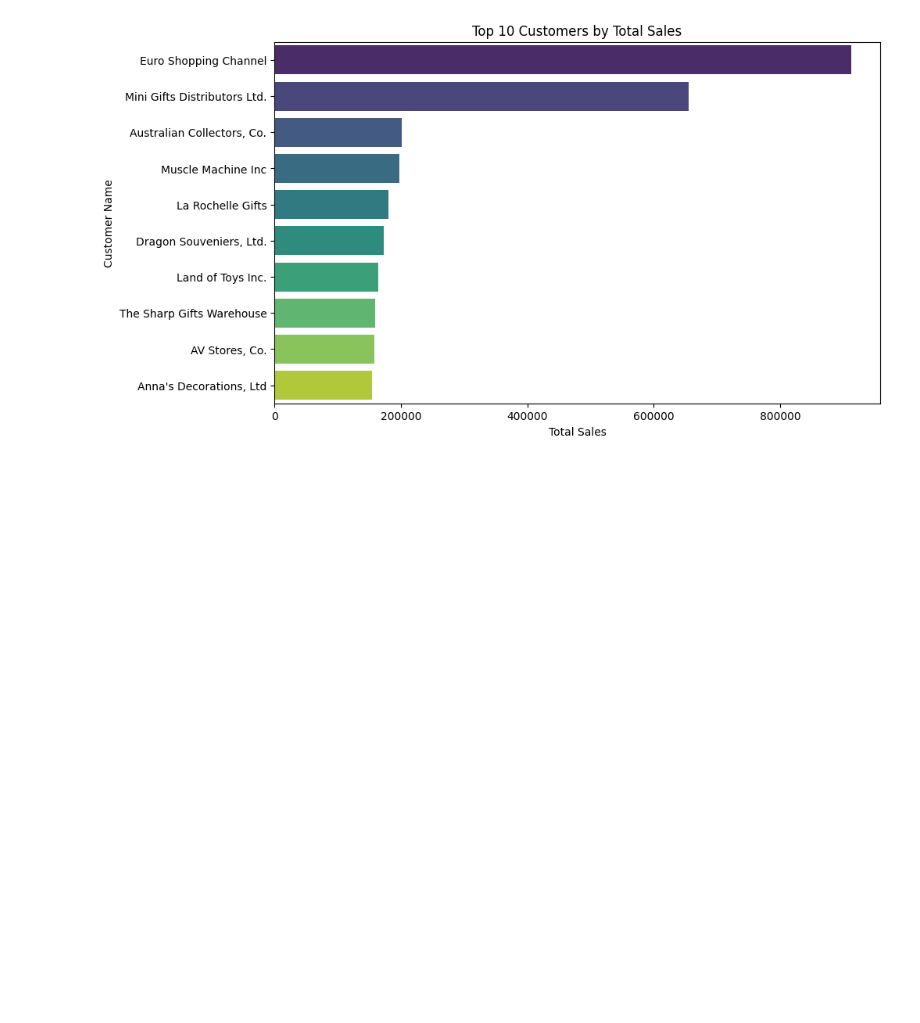
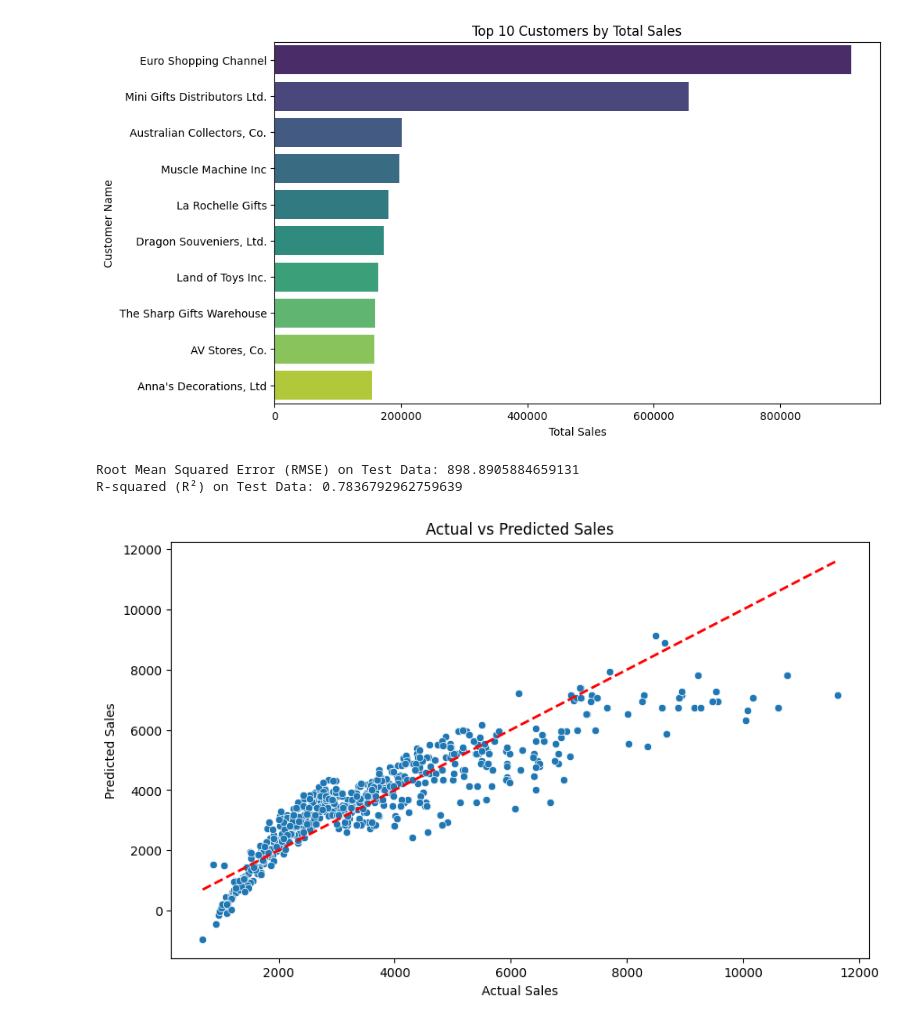
Before and after one commit to miqua2308/project-scala, a Jupyter notebook: project.ipynb, the cells around one changed output. Saved outputs shown, nothing was run; the diff lists cells and outputs as text; code cells hidden in the pictures; blank space fills up the shorter version.

```diff
--- a/project.ipynb
+++ b/project.ipynb
@@ -195,6 +202,52 @@ Passing `palette` without assigning `hue` is deprecated and will be removed in v
 
   sns.barplot(data=top_customers_pd, x="Total_Sales", y="CUSTOMERNAME", palette="viridis")
 [figure]
+# %%
+# Advanced Analytics - Predictive Modeling
+from pyspark.ml.feature import VectorAssembler, StringIndexer
+from pyspark.ml.regression import LinearRegression
+# Convert categorical columns to numerical using StringIndexer
+productline_indexer = StringIndexer(inputCol="PRODUCTLINE", outputCol="PRODUCTLINE_INDEX")
+dealsize_indexer = StringIndexer(inputCol="DEALSIZE", outputCol="DEALSIZE_INDEX")
+
+sales_df = productline_indexer.fit(sales_df).transform(sales_df)
+sales_df = dealsize_indexer.fit(sales_df).transform(sales_df)
+
+assembler = VectorAssembler(inputCols=["QUANTITYORDERED", "PRICEEACH","PRODUCTLINE_INDEX","DEALSIZE_INDEX"], outputCol="features")
+feature_df = assembler.transform(sales_df)
+# Split data into training and testing sets
+train_data, test_data = feature_df.randomSplit([0.8, 0.2], seed=42)
+# %%
+# Initialize and train the Linear Regression model
+lr = LinearRegression(featuresCol="features", labelCol="SALES")
+lr_model = lr.fit(train_data)
+# %%
+# Model evaluation on test set
+predictions = lr_model.transform(test_data)
+evaluator = RegressionEvaluator(labelCol="SALES", predictionCol="prediction", metricName="rmse")
+evaluator_r2 = RegressionEvaluator(labelCol="SALES", predictionCol="prediction", metricName="r2")
+rmse = evaluator.evaluate(predictions)
+r2 = evaluator_r2.evaluate(predictions)
+
+print(f"Root Mean Squared Error (RMSE) on Test Data: {rmse}")
+print(f"R-squared (R²) on Test Data: {r2}")
+# %% [output]
+Root Mean Squared Error (RMSE) on Test Data: 898.8905884659131
+R-squared (R²) on Test Data: 0.7836792962759639
+# %%
+# Visualization of Predictions vs Actual Values
+predictions_pd = predictions.select("prediction", "SALES").toPandas()
+plt.figure(figsize=(10, 6))
+sns.scatterplot(x="SALES", y="prediction", data=predictions_pd)
+plt.plot([predictions_pd["SALES"].min(), predictions_pd["SALES"].max()],
+         [predictions_pd["SALES"].min(), predictions_pd["SALES"].max()],
+         color='red', linestyle='--', linewidth=2)
+plt.xlabel("Actual Sales")
+plt.ylabel("Predicted Sales")
+plt.title("Actual vs Predicted Sales")
+plt.show()
+# %% [output]
+[figure, added]
 # %%
 # # Stop Spark session
 spark.stop()
```
Also changed, not shown: parts of 11 cells of this notebook.
